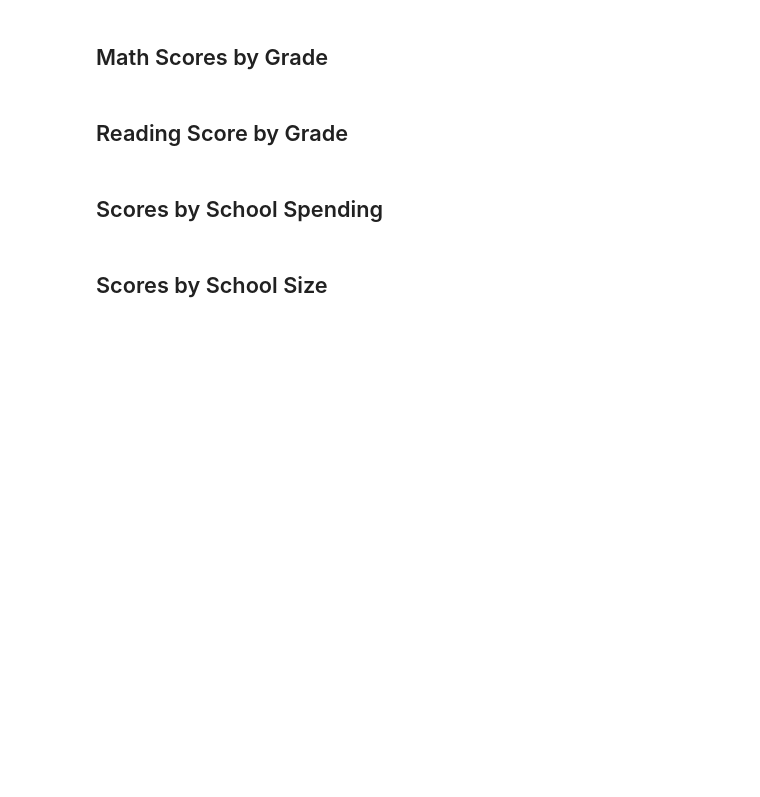
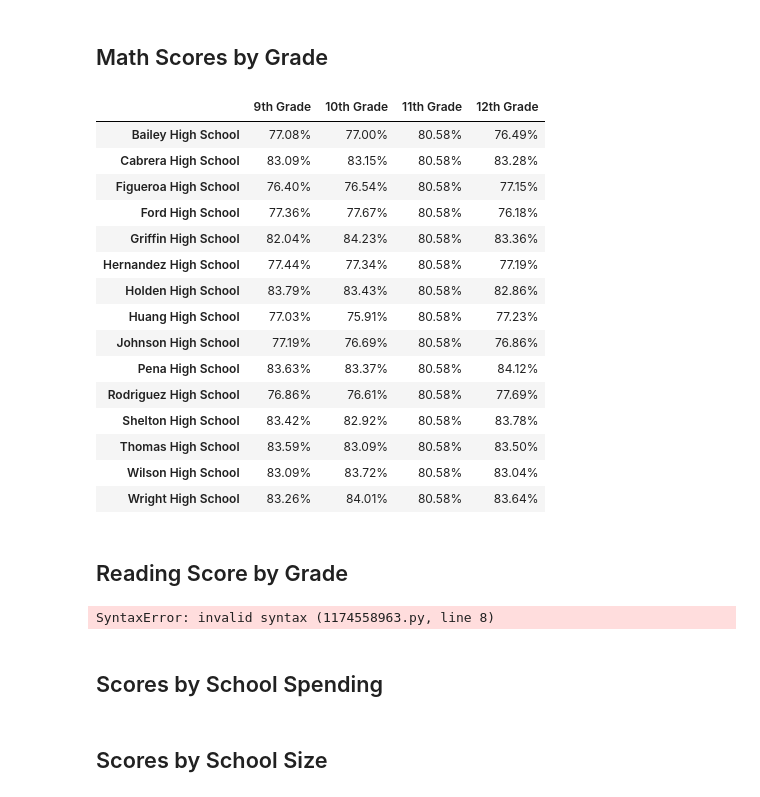
Before and after one commit to ShoaibFarooqui/pandas-challenge, a Jupyter notebook: PyCitySchools/PyCitySchools/PyCitySchools_starter.ipynb, the cells around one changed output. Cells and saved outputs as stored; diff of their text form; code cells hidden in the pictures; blank space fills up the shorter version.

Commit message:
Math Scores by Grade

```diff
--- a/PyCitySchools/PyCitySchools/PyCitySchools_starter.ipynb
+++ b/PyCitySchools/PyCitySchools/PyCitySchools_starter.ipynb
@@ -288,30 +308,55 @@ per_school_summary
 # %%
 # Use the code provided to separate the data by grade
 ninth_graders = school_data_complete[(school_data_complete["grade"] == "9th")]
 tenth_graders = school_data_complete[(school_data_complete["grade"] == "10th")]
 eleventh_graders = school_data_complete[(school_data_complete["grade"] == "11th")]
 twelfth_graders = school_data_complete[(school_data_complete["grade"] == "12th")]
 
 # Group by "school_name" and take the mean of each.
-ninth_graders_scores =
-tenth_graders_scores =
-eleventh_graders_scores =
-twelfth_graders_scores =
+ninth_graders_scores = ninth_graders.groupby("school_name").mean()
+tenth_graders_scores = tenth_graders.groupby("school_name").mean()
+eleventh_graders_scores = eleventh_graders.groupby("school_name").mean()
+twelfth_graders_scores = twelfth_graders.groupby("school_name").mean()
 
 # Use the code to select only the `math_score`.
 ninth_grade_math_scores = ninth_graders_scores["math_score"]
 tenth_grader_math_scores = tenth_graders_scores["math_score"]
 eleventh_grader_math_scores = eleventh_graders_scores.mean()["math_score"]
 twelfth_grader_math_scores = twelfth_graders_scores["math_score"]
 
 # Combine each of the scores above into single DataFrame called `math_scores_by_grade`
-
-
-# Minor data wrangling
+math_scores_by_grade = pd.DataFrame({
+    "9th Grade":ninth_grade_math_scores,
+    "10th Grade":tenth_grader_math_scores,
+    "11th Grade":eleventh_grader_math_scores,
+    "12th Grade":twelfth_grader_math_scores
+})
+math_scores_by_grade["9th Grade"] = math_scores_by_grade["9th Grade"].map("{:,.2f}%".format)
+math_scores_by_grade["10th Grade"] = math_scores_by_grade["10th Grade"].map("{:,.2f}%".format)
+math_scores_by_grade["11th Grade"] = math_scores_by_grade["11th Grade"].map("{:,.2f}%".format)
+math_scores_by_grade["12th Grade"] = math_scores_by_grade["12th Grade"].map("{:,.2f}%".format)
+# Minor data wrangling (removes the school name index header)
 math_scores_by_grade.index.name = None
 
 # Display the DataFrame
 math_scores_by_grade
+# %% [output]
+|  | 9th Grade | 10th Grade | 11th Grade | 12th Grade |
+| Bailey High School | 77.08% | 77.00% | 80.58% | 76.49% |
+| Cabrera High School | 83.09% | 83.15% | 80.58% | 83.28% |
+| Figueroa High School | 76.40% | 76.54% | 80.58% | 77.15% |
+| Ford High School | 77.36% | 77.67% | 80.58% | 76.18% |
+| Griffin High School | 82.04% | 84.23% | 80.58% | 83.36% |
+| Hernandez High School | 77.44% | 77.34% | 80.58% | 77.19% |
+| Holden High School | 83.79% | 83.43% | 80.58% | 82.86% |
+| Huang High School | 77.03% | 75.91% | 80.58% | 77.23% |
+| Johnson High School | 77.19% | 76.69% | 80.58% | 76.86% |
+| Pena High School | 83.63% | 83.37% | 80.58% | 84.12% |
+| Rodriguez High School | 76.86% | 76.61% | 80.58% | 77.69% |
+| Shelton High School | 83.42% | 82.92% | 80.58% | 83.78% |
+| Thomas High School | 83.59% | 83.09% | 80.58% | 83.50% |
+| Wilson High School | 83.09% | 83.72% | 80.58% | 83.04% |
+| Wright High School | 83.26% | 84.01% | 80.58% | 83.64% |
 # %% [markdown]
 ## Reading Score by Grade
 # %%
@@ -322,10 +367,10 @@ eleventh_graders = school_data_complete[(school_data_complete["grade"] == "11th"
 twelfth_graders = school_data_complete[(school_data_complete["grade"] == "12th")]
 
 # Group by "school_name" and take the mean of each.
-ninth_graders_scores =
-tenth_graders_scores =
-eleventh_graders_scores =
-twelfth_graders_scores =
+ninth_graders_scores = ninth_graders.groupby("school_name").mean()
+tenth_graders_scores = tenth_graders.groupby("school_name").mean()
+eleventh_graders_scores = eleventh_graders.groupby("school_name").mean()
+twelfth_graders_scores = twelfth_graders.groupby("school_name").mean()
 
 # Use the code to select only the `reading_score`.
 ninth_grade_reading_scores = ninth_graders_scores["reading_score"]
@@ -334,7 +379,16 @@ eleventh_grader_reading_scores = eleventh_graders_scores.mean()["reading_score"]
 twelfth_grader_reading_scores = twelfth_graders_scores["reading_score"]
 
 # Combine each of the scores above into single DataFrame called `reading_scores_by_grade`
-
+reading_scores_by_grade = pd.DataFrame({
+    "9th Grade":ninth_grade_math_scores,
+    "10th Grade":tenth_grader_math_scores,
+    "11th Grade":eleventh_grader_math_scores,
+    "12th Grade":twelfth_grader_math_scores
+})
+reading_scores_by_grade["9th Grade"] = reading_scores_by_grade["9th Grade"].map("{:,.2f}%".format)
+reading_scores_by_grade["10th Grade"] = reading_scores_by_grade["10th Grade"].map("{:,.2f}%".format)
+reading_scores_by_grade["11th Grade"] = reading_scores_by_grade["11th Grade"].map("{:,.2f}%".format)
+reading_scores_by_grade["12th Grade"] = math_scores_by_grade["12th Grade"].map("{:,.2f}%".format)
 
 # Minor data wrangling
 reading_scores_by_grade = reading_scores_by_grade[["9th", "10th", "11th", "12th"]]
@@ -342,6 +396,8 @@ reading_scores_by_grade.index.name = None
 
 # Display the DataFrame
 reading_scores_by_grade
+# %% [output]
+SyntaxError: invalid syntax (1174558963.py, line 8)
 # %% [markdown]
 ## Scores by School Spending
 # %%
```
Also changed, not shown: parts of 2 cells of this notebook.
